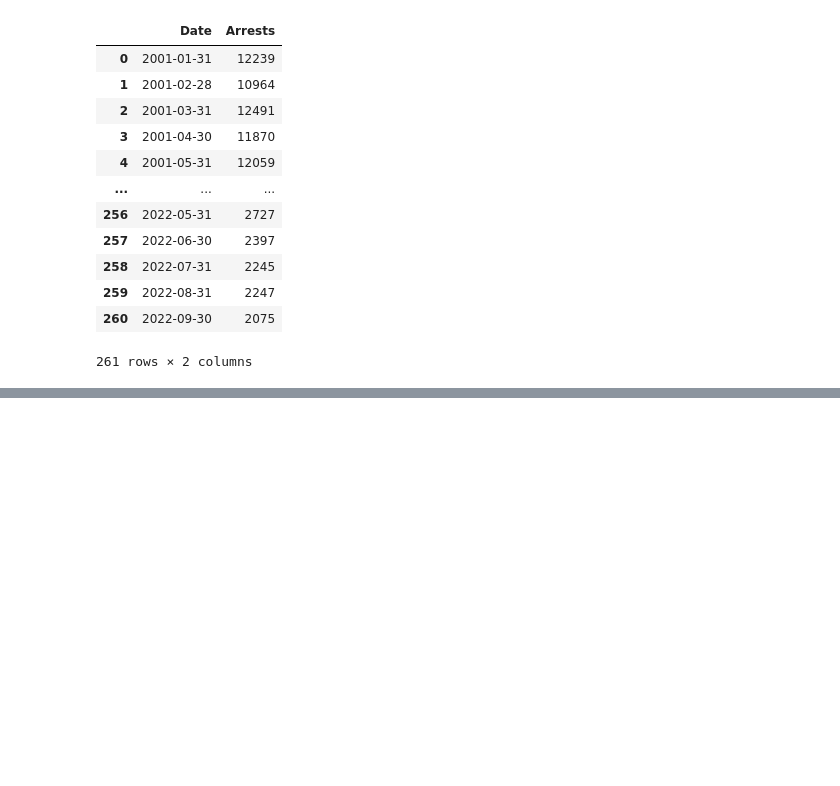
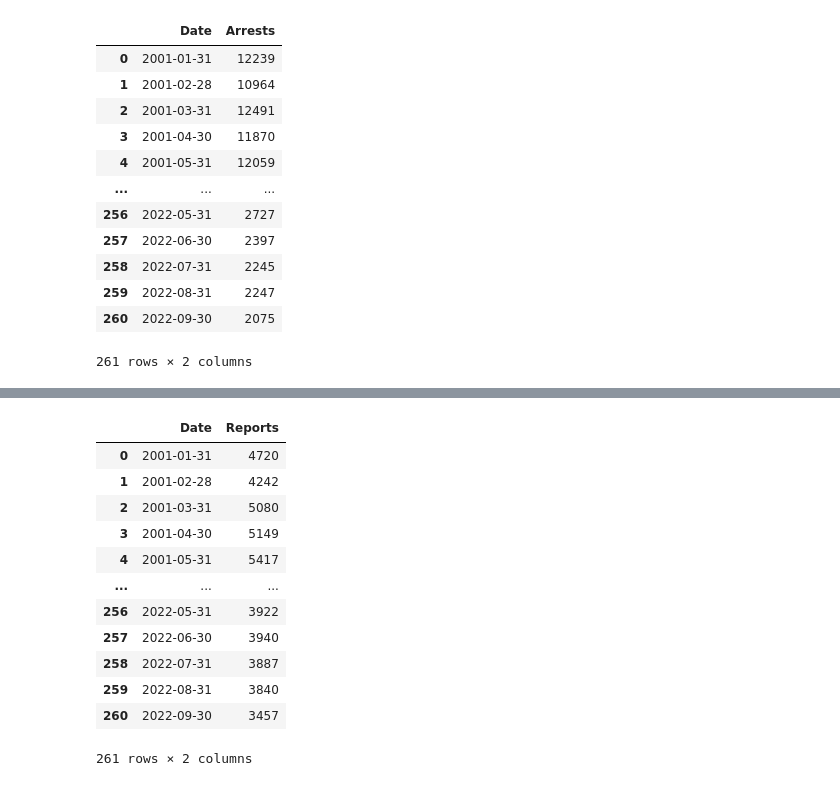
Before and after one commit to RandomFractals/chicago-crimes, a Jupyter notebook: notebooks/chicago-crimes-altair.ipynb, the cells around one changed output, grey strips where cells are left out. Saved outputs shown, nothing was run; the diff lists cells and outputs as text; code cells hidden in the pictures; blank space fills up the shorter version.

Commit message:
add monthly domestic reports chart to altair ipynb (#32)

```diff
--- a/notebooks/chicago-crimes-altair.ipynb
+++ b/notebooks/chicago-crimes-altair.ipynb
@@ -104,3 +104,25 @@ alt.Chart(monthly_arrests).mark_line().encode(
 ).properties(title='Monthly Chicago Arrests - 2001-2022')
 # %% [output]
 [interactive output not drawn]
+# %%
+# get domestic crime reports
+domestic_reports = crimes[crimes['Domestic'] == True]['Domestic']
+
+# sum domestic crime reports per month
+monthly_domestic_reports = domestic_reports.resample('M').sum().to_frame(name='Reports')
+monthly_domestic_reports = monthly_domestic_reports.reset_index()
+monthly_domestic_reports
+# %% [output]
+|  | Date | Reports |
+| 0 | 2001-01-31 | 4720 |
+| 1 | 2001-02-28 | 4242 |
+| 2 | 2001-03-31 | 5080 |
+| 3 | 2001-04-30 | 5149 |
+| 4 | 2001-05-31 | 5417 |
+| ... | ... | ... |
+| 256 | 2022-05-31 | 3922 |
+| 257 | 2022-06-30 | 3940 |
+| 258 | 2022-07-31 | 3887 |
+| 259 | 2022-08-31 | 3840 |
+| 260 | 2022-09-30 | 3457 |
+261 rows × 2 columns
```
Also changed, not shown: parts of 1 cell of this notebook.
